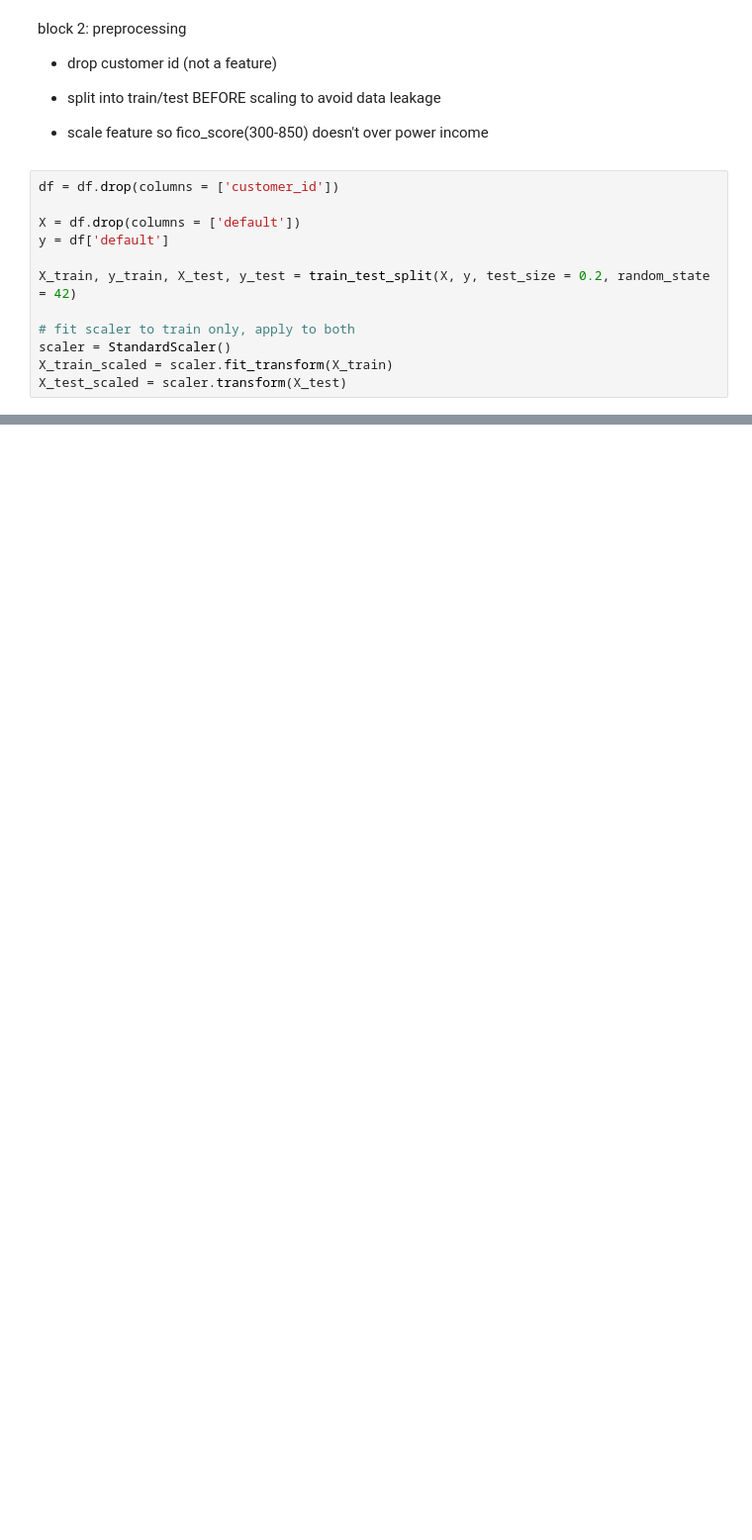
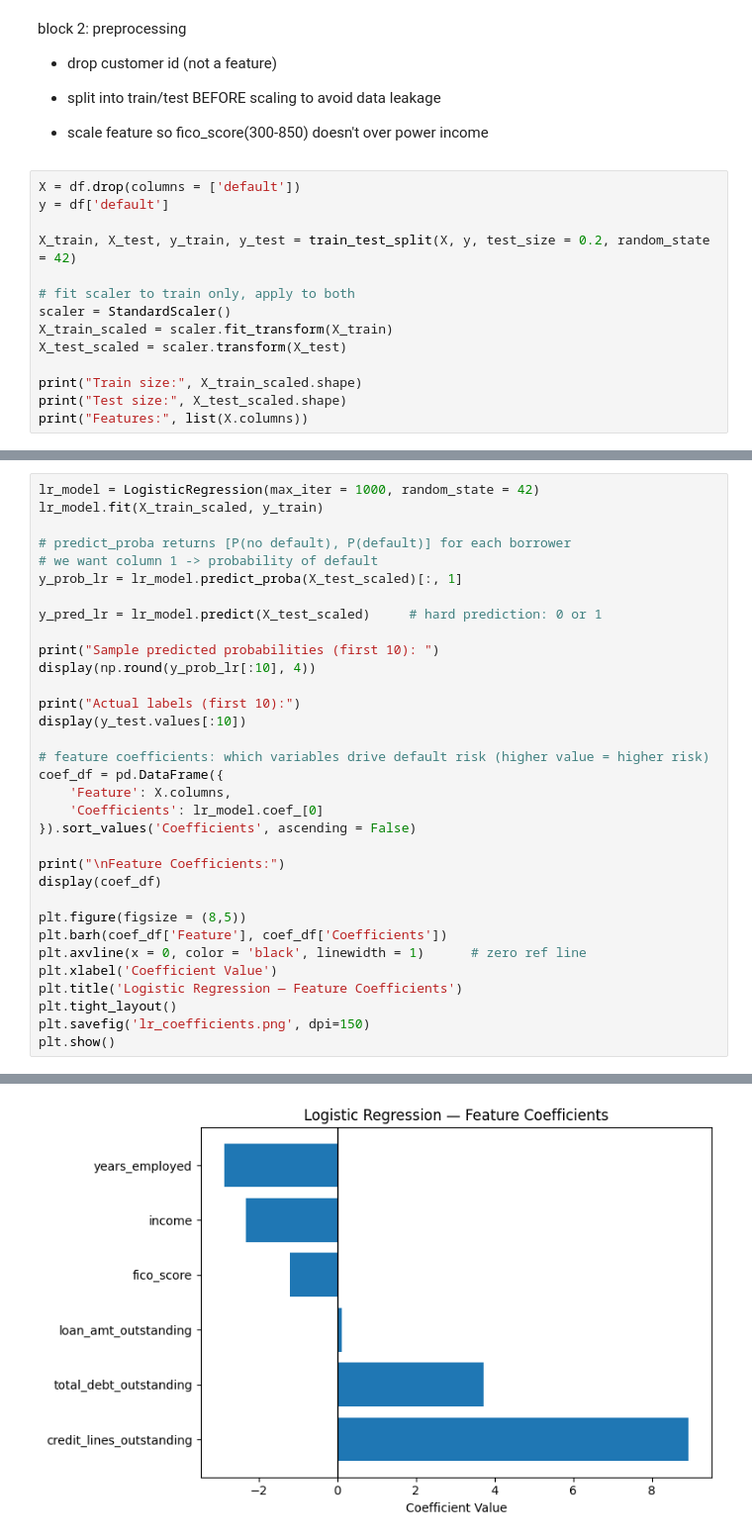
Before and after one commit to ShauryaChandra/JPMorgan-Quant-Research-Sim, a Jupyter notebook: task3_credit_risk.ipynb, the cells around one changed output, grey strips where cells are left out. Shown at 99% size. Cells and saved outputs as stored; diff of their text form; blank space fills up the shorter version.

```diff
--- a/task3_credit_risk.ipynb
+++ b/task3_credit_risk.ipynb
@@ -76,15 +76,17 @@ block 2: preprocessing
 
 - scale feature so fico_score(300-850) doesn't over power income
 # %%
-df = df.drop(columns = ['customer_id'])
-
 X = df.drop(columns = ['default'])
 y = df['default']
 
-X_train, y_train, X_test, y_test = train_test_split(X, y, test_size = 0.2, random_state = 42)
+X_train, X_test, y_train, y_test = train_test_split(X, y, test_size = 0.2, random_state = 42)
 
 # fit scaler to train only, apply to both
 scaler = StandardScaler()
 X_train_scaled = scaler.fit_transform(X_train)
 X_test_scaled = scaler.transform(X_test)
+
+print("Train size:", X_train_scaled.shape)
+print("Test size:", X_test_scaled.shape)
+print("Features:", list(X.columns))
 # %% [output]
@@ -91,0 +104,34 @@ KeyError: "['customer_id'] not found in axis"
+# %%
+lr_model = LogisticRegression(max_iter = 1000, random_state = 42)
+lr_model.fit(X_train_scaled, y_train)
+
+# predict_proba returns [P(no default), P(default)] for each borrower
+# we want column 1 -> probability of default
+y_prob_lr = lr_model.predict_proba(X_test_scaled)[:, 1]
+
+y_pred_lr = lr_model.predict(X_test_scaled)     # hard prediction: 0 or 1
+
+print("Sample predicted probabilities (first 10): ")
+display(np.round(y_prob_lr[:10], 4))
+
+print("Actual labels (first 10):")
+display(y_test.values[:10])
+
+# feature coefficients: which variables drive default risk (higher value = higher risk)
+coef_df = pd.DataFrame({
+    'Feature': X.columns,
+    'Coefficients': lr_model.coef_[0]
+}).sort_values('Coefficients', ascending = False)
+
+print("\nFeature Coefficients:")
+display(coef_df)
+
+plt.figure(figsize = (8,5))
+plt.barh(coef_df['Feature'], coef_df['Coefficients'])
+plt.axvline(x = 0, color = 'black', linewidth = 1)      # zero ref line
+plt.xlabel('Coefficient Value')
+plt.title('Logistic Regression — Feature Coefficients')
+plt.tight_layout()
+plt.savefig('lr_coefficients.png', dpi=150)
+plt.show()
+# %% [output]
@@ -91,0 +151 @@ KeyError: "['customer_id'] not found in axis"
+[figure, added]
```
Also changed, not shown: parts of 7 cells of this notebook, 2 other files.
